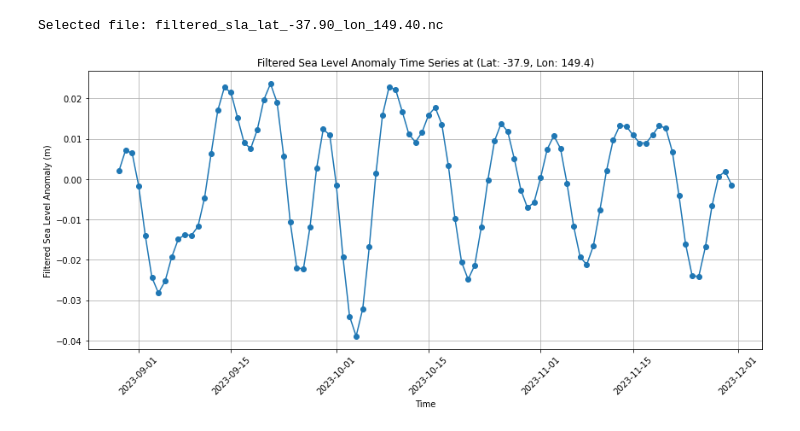
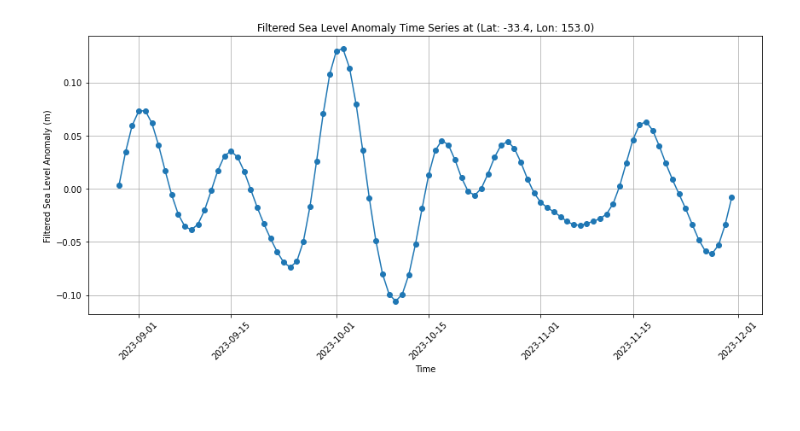
Before and after one commit to ne62rut/coastal_trapped_waves, a Jupyter notebook: create_filtered_grids.ipynb, the cells around one changed output. Drawn from its saved outputs; the diff is of its cells as text; code cells hidden in the pictures.

Commit message:
creation of filtered SWOT grids

```diff
--- a/create_filtered_grids.ipynb
+++ b/create_filtered_grids.ipynb
@@ -383,10 +361,10 @@ Total processing time for reconstruction: 36.85 seconds
 # %%
+#filtered_sla_lat_-33.70_lon_155.90
+
+
 import os
 import xarray as xr
 import matplotlib.pyplot as plt
-import numpy as np
-import random
-import re
 
 # Function to plot a filtered time series for a specific grid point
 def plot_filtered_time_series(input_dir, latitude, longitude):
@@ -407,69 +385,40 @@ def plot_filtered_time_series(input_dir, latitude, longitude):
     # Check if the file exists
     if not os.path.isfile(file_path):
         print(f"File not found: {file_path}")
         return
 
     # Load the filtered time series dataset
     dataset = xr.open_dataset(file_path)
 
     # Extract the time series data
     time_series = dataset['filtered_sla'].values  # Ensure this matches your variable name
     time = dataset['time'].values
 
     # Close the dataset after loading the data
     dataset.close()
 
     # Plot the time series
     plt.figure(figsize=(12, 6))
     plt.plot(time, time_series, marker='o', linestyle='-')
     plt.title(f'Filtered Sea Level Anomaly Time Series at (Lat: {latitude}, Lon: {longitude})')
     plt.xlabel('Time')
     plt.ylabel('Filtered Sea Level Anomaly (m)')
     plt.xticks(rotation=45)
     plt.grid()
     plt.tight_layout()
     plt.show()
 
-# Function to randomly select a file and plot the corresponding time series
-def plot_random_filtered_time_series(input_dir):
-    """
-    Randomly select a filtered time series file and plot its data.
-
-    Parameters:
-    - input_dir: Directory containing the filtered time series files.
-    """
-    # List all NetCDF files in the input directory
-    filtered_files = [f for f in os.listdir(input_dir) if f.endswith('.nc')]
-
-    # Check if there are any filtered files
-    if not filtered_files:
-        print("No filtered files found in the directory.")
-        return
-
-    # Randomly select a file
-    selected_file = random.choice(filtered_files)
-    print(f"Selected file: {selected_file}")
-
-    # Use regex to extract latitude and longitude from the filename
-    match = re.search(r'lat_([-+]?\d*\.\d+|[-+]?\d+)_lon_([-+]?\d*\.\d+|[-+]?\d+)', selected_file)
-    if match:
-        latitude = float(match.group(1))
-        longitude = float(match.group(2))
-    else:
-        print("Could not extract latitude and longitude from the filename.")
-        return
-
-    # Call the plotting function with the selected latitude and longitude
-    plot_filtered_time_series(input_dir, latitude, longitude)
-
 # Example usage
 input_dir = '/nfs/DGFI8/H/work_marcello/coastal_trapped_waves_data/filtered_grids_SWOT'
 
-# Call the function to plot a random filtered time series
-plot_random_filtered_time_series(input_dir)
+# Define the latitude and longitude for the specific point
+latitude = -33.40
+longitude = 153.00
+
+# Call the function to plot the filtered time series for the specific grid point
+plot_filtered_time_series(input_dir, latitude, longitude)
 # %% [output]
-Selected file: filtered_sla_lat_-37.90_lon_149.40.nc
-[figure, old version]
+[figure, new version]
 # %%
 import xarray as xr
 import matplotlib.pyplot as plt
```
Also changed, not shown: parts of 4 cells of this notebook, 4 other files.
